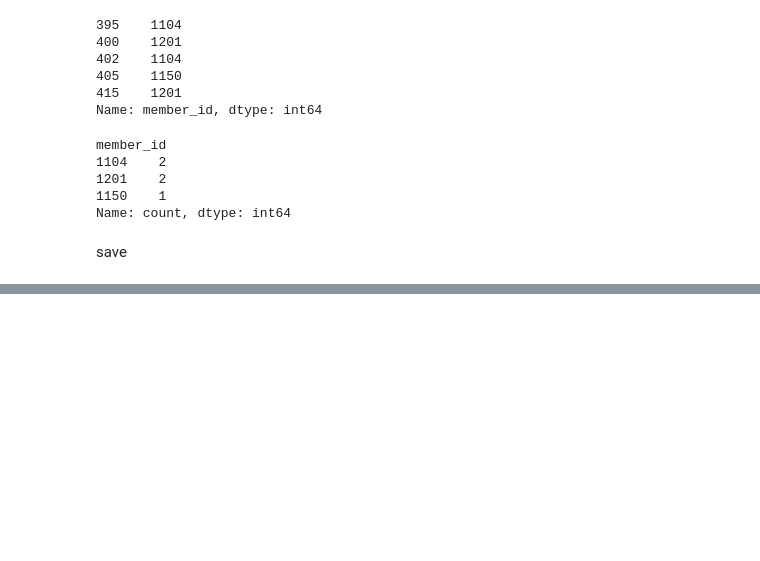
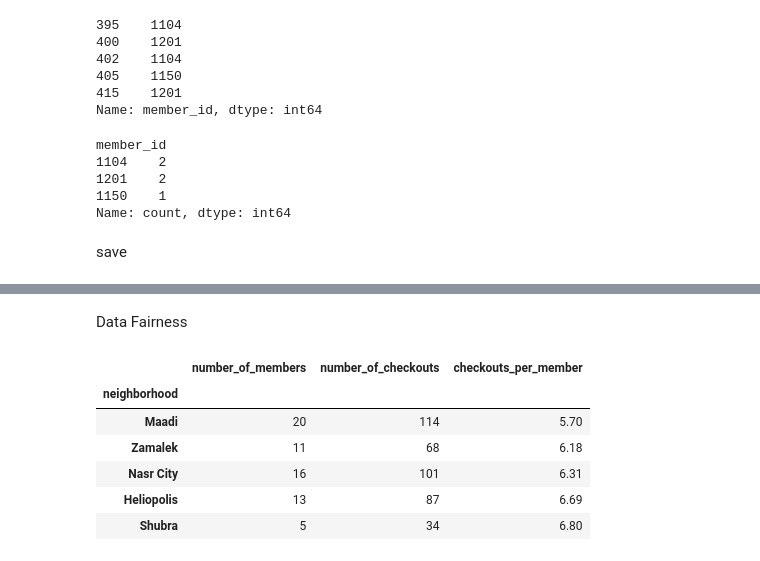
Before and after one commit to asmaarashed/31110230104504_Library, a Jupyter notebook: 31110230104504_Library .ipynb, the cells around one changed output, grey strips where cells are left out. Cells and saved outputs as stored; diff of their text form; code cells hidden in the pictures; blank space fills up the shorter version.

```diff
--- a/31110230104504_Library .ipynb
+++ b/31110230104504_Library .ipynb
@@ -463,0 +501,20 @@ df.to_csv("task2_cleaned_data.csv",index=False)
+# %% [markdown]
+Data Fairness
+# %%
+result=df.groupby('neighborhood').agg(
+    number_of_members= ('member_id','nunique'),
+    number_of_checkouts= ('checkout_id','count'))
+# %%
+result['checkouts_per_member'] = (result['number_of_checkouts'] / result['number_of_members']).round(2)
+# %%
+result=result.drop(index='Unknown',axis=0, errors='ignore')
+sort_result=result.sort_values(by='checkouts_per_member')
+sort_result
+# %% [output]
+|  | number_of_members | number_of_checkouts | checkouts_per_member |
+| neighborhood |  |  |  |
+| Maadi | 20 | 114 | 5.70 |
+| Zamalek | 11 | 68 | 6.18 |
+| Nasr City | 16 | 101 | 6.31 |
+| Heliopolis | 13 | 87 | 6.69 |
+| Shubra | 5 | 34 | 6.80 |
```
Also changed, not shown: parts of 5 cells of this notebook.
